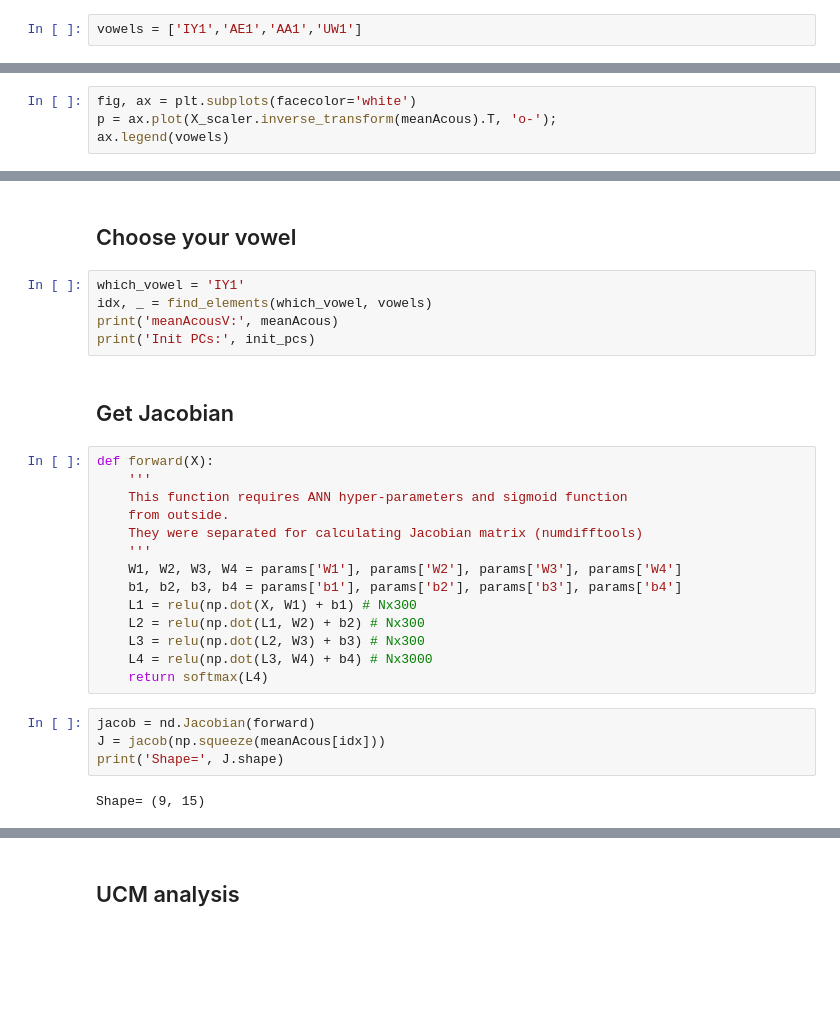
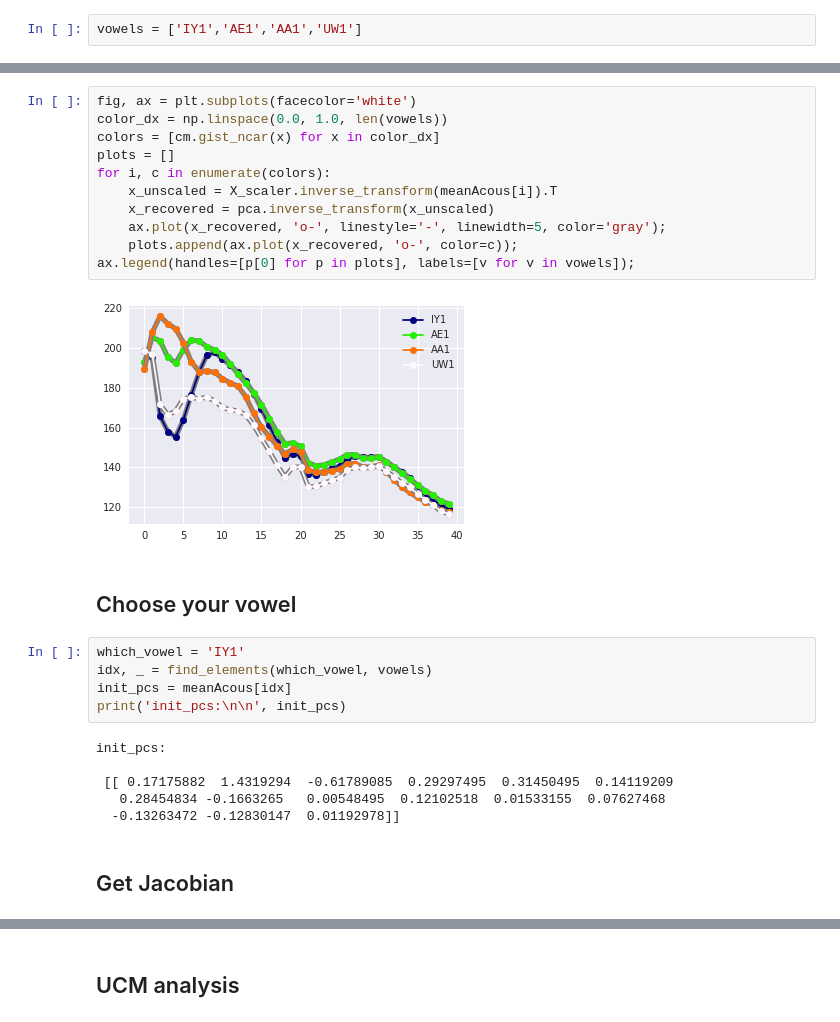
Before and after one commit to jaekookang/realtime_vowel_classification_ucm, a Jupyter notebook: ucm_analysis.ipynb, the cells around one changed output, grey strips where cells are left out. Drawn from its saved outputs; the diff is of its cells as text; blank space fills up the shorter version.

```diff
--- a/ucm_analysis.ipynb
+++ b/ucm_analysis.ipynb
@@ -58,4 +143,0 @@ meanAcous.shape
-# %%
-fig, ax = plt.subplots(facecolor='white')
-p = ax.plot(X_scaler.inverse_transform(meanAcous).T, 'o-');
-ax.legend(vowels)
@@ -65,29 +186,28 @@ ax.legend(vowels)
+# %%
+fig, ax = plt.subplots(facecolor='white')
+color_dx = np.linspace(0.0, 1.0, len(vowels))
+colors = [cm.gist_ncar(x) for x in color_dx]
+plots = []
+for i, c in enumerate(colors):
+    x_unscaled = X_scaler.inverse_transform(meanAcous[i]).T
+    x_recovered = pca.inverse_transform(x_unscaled)
+    ax.plot(x_recovered, 'o-', linestyle='-', linewidth=5, color='gray');
+    plots.append(ax.plot(x_recovered, 'o-', color=c));
+ax.legend(handles=[p[0] for p in plots], labels=[v for v in vowels]);
+# %% [output]
+[figure, added]
 # %% [markdown]
 ## Choose your vowel
 # %%
 which_vowel = 'IY1'
 idx, _ = find_elements(which_vowel, vowels)
-print('meanAcousV:', meanAcous)
-print('Init PCs:', init_pcs)
+init_pcs = meanAcous[idx]
+print('init_pcs:\n\n', init_pcs)
+# %% [output]
+init_pcs:
+
+ [[ 0.17175882  1.4319294  -0.61789085  0.29297495  0.31450495  0.14119209
+   0.28454834 -0.1663265   0.00548495  0.12102518  0.01533155  0.07627468
+  -0.13263472 -0.12830147  0.01192978]]
 # %% [markdown]
 ## Get Jacobian
-# %%
-def forward(X):
-    '''
-    This function requires ANN hyper-parameters and sigmoid function
-    from outside.
-    They were separated for calculating Jacobian matrix (numdifftools)
-    '''
-    W1, W2, W3, W4 = params['W1'], params['W2'], params['W3'], params['W4']
-    b1, b2, b3, b4 = params['b1'], params['b2'], params['b3'], params['b4']
-    L1 = relu(np.dot(X, W1) + b1) # Nx300
-    L2 = relu(np.dot(L1, W2) + b2) # Nx300
-    L3 = relu(np.dot(L2, W3) + b3) # Nx300
-    L4 = relu(np.dot(L3, W4) + b4) # Nx3000
-    return softmax(L4)
-# %%
-jacob = nd.Jacobian(forward)
-J = jacob(np.squeeze(meanAcous[idx]))
-print('Shape=', J.shape)
-# %% [output]
-Shape= (9, 15)
```
Also changed, not shown: parts of 22 cells of this notebook, 3 other files.
